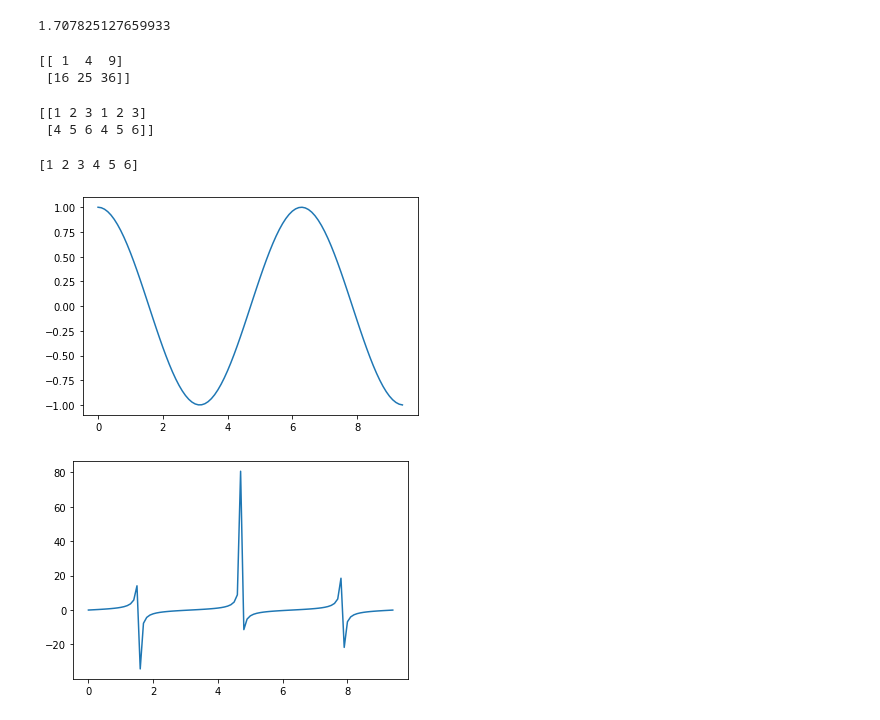
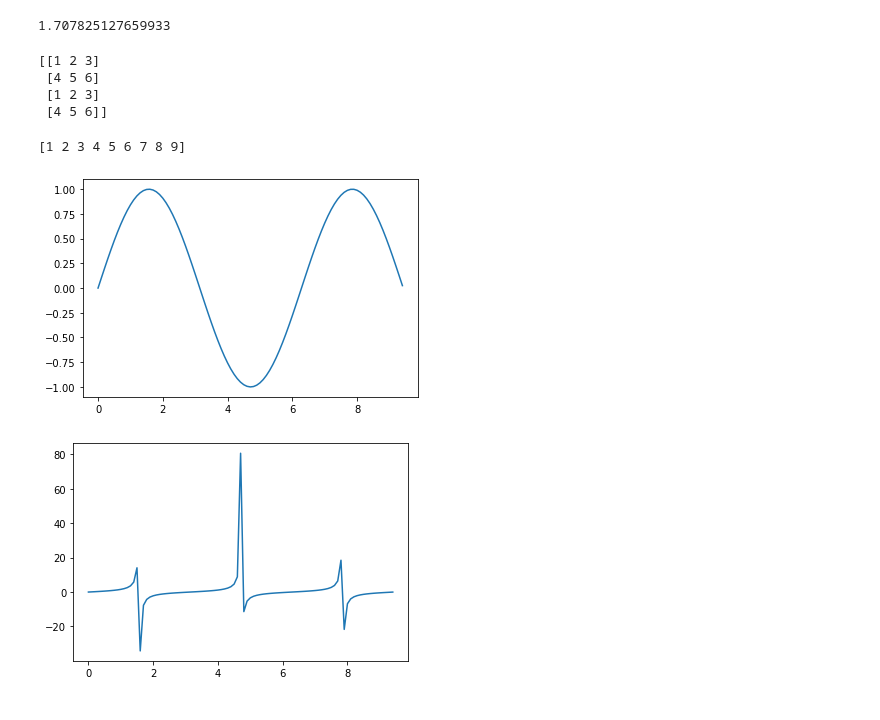
Before and after one commit to AshwiniKumarJha/Python-, a Jupyter notebook: numpy1.ipynb, the cells around one changed output. Cells and saved outputs as stored; diff of their text form; code cells hidden in the pictures.

```diff
--- a/numpy1.ipynb
+++ b/numpy1.ipynb
@@ -191,40 +193,39 @@ a=np.array([(1,2,3),(4,5,6)])
 b=np.array([(1,2,3),(4,5,6)])
 #print(a+b)
 #print(a-b)
-print(a*b)
+#print(a*b)
 #print(a/b)
-# %% [output]
-[[ 1  4  9]
- [16 25 36]]
 # %%
 #Concatenating Matrix
 #Vertical Stacking and Horizontal Stacking
 import numpy as np
 a=np.array([(1,2,3),(4,5,6)])
 b=np.array([(1,2,3),(4,5,6)])
-#print(np.vstack((a,b)))
-print(np.hstack((a,b)))
+print(np.vstack((a,b)))
+#print(np.hstack((a,b)))
 # %% [output]
-[[1 2 3 1 2 3]
- [4 5 6 4 5 6]]
+[[1 2 3]
+ [4 5 6]
+ [1 2 3]
+ [4 5 6]]
 # %%
 #Convert a numpy array as a single column
 import numpy as np
-a=np.array([(1,2,3),(4,5,6)])
+a=np.array([(1,2,3),(4,5,6),(7,8,9)])
 print(a.ravel())
 # %% [output]
-[1 2 3 4 5 6]
+[1 2 3 4 5 6 7 8 9]
 # %%
 #Numpy Special Function
 # Sine and Cosine Function
 import numpy as np
 import matplotlib.pyplot as plt
 x=np.arange(0,3*np.pi,0.1)
-y=np.cos(x)
+y=np.sin(x)
 plt.plot(x,y)
 plt.show()
 # %% [output]
-[figure, old version]
+[figure, new version]
 # %%
 #Numpy Special Function
 # Tan Function
```
Also changed, not shown: parts of 10 cells of this notebook, 2 other files.
